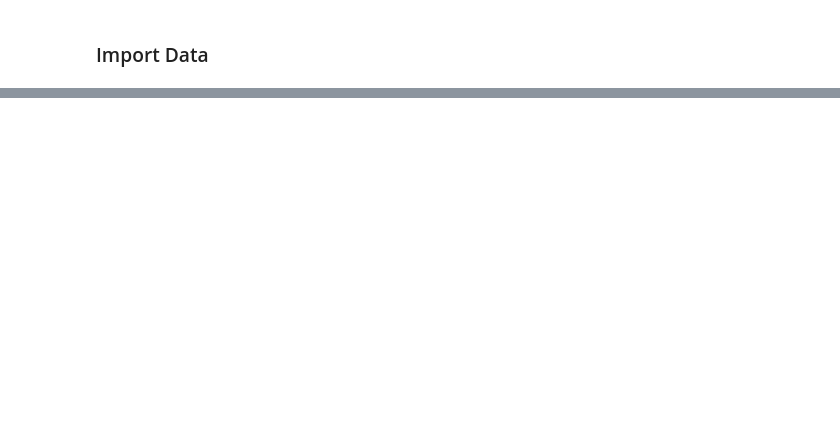
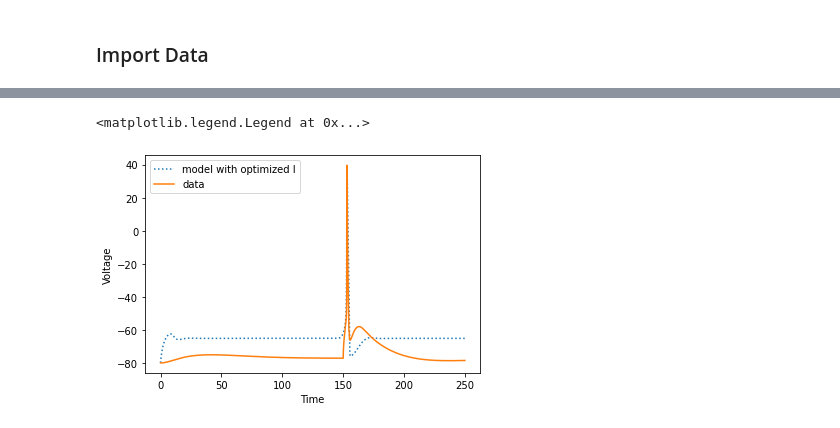
Before and after one commit to sepstein22/computational_brain, a Jupyter notebook: adjoint_mse_cost.ipynb, the cells around one changed output, grey strips where cells are left out. Cells and saved outputs as stored; diff of their text form; code cells hidden in the pictures; blank space fills up the shorter version.

```diff
--- a/adjoint_mse_cost.ipynb
+++ b/adjoint_mse_cost.ipynb
@@ -390,0 +292,28 @@ len(np.arange(0, 250, dt))
+# %%
+# set initial guess
+initial_guess = np.array([a, c])
+
+
+# print out at every iteration
+def callback(x):
+    error = forward_model_cost(x, V0, m, h, n, dt, t, data_steps, V_data)
+    print(f"Iteration: {callback.iteration}, x: {x}, Cost: {error}")
+    callback.iteration += 1
+
+
+callback.iteration = 0
+
+# discussions of method to choose:
+# https://stackoverflow.com/questions/42424444/scipy-optimisation-newton-cg-vs-bfgs-vs-l-bfgs
+# https://stackoverflow.com/questions/58925576/how-to-choose-proper-method-for-scipy-optimize-minimize
+# Nelder-Mead doesn't use the gradient
+# use L-BFGS-B if we have bounds
+# use CG or BFGS otherwise
+method = 'CG' #'L-BFGS-B' #'BFGS'
+
+# optimization
+optim = optimize.minimize(forward_model_cost, initial_guess, args = (V0, m, h, n, dt, t, data_steps, V_data),
+                  jac = grad_AD, callback = callback, method = method)
+
+
+optim
@@ -390,0 +337,13 @@ len(np.arange(0, 250, dt))
+# %%
+# compute V with optimal I
+V_final = integrate_HH(V0, m, h, n, optim.x, dt, t)
+
+plt.figure()
+plt.plot(t, V_final, ls = 'dotted', label = 'model with optimized I')
+plt.plot(data_steps, V_data, label = 'data')
+plt.xlabel('Time')
+plt.ylabel('Voltage')
+plt.legend()
+# %% [output]
+<matplotlib.legend.Legend at 0x...>
+[figure, added]
```
Also changed, not shown: parts of 41 cells of this notebook.
